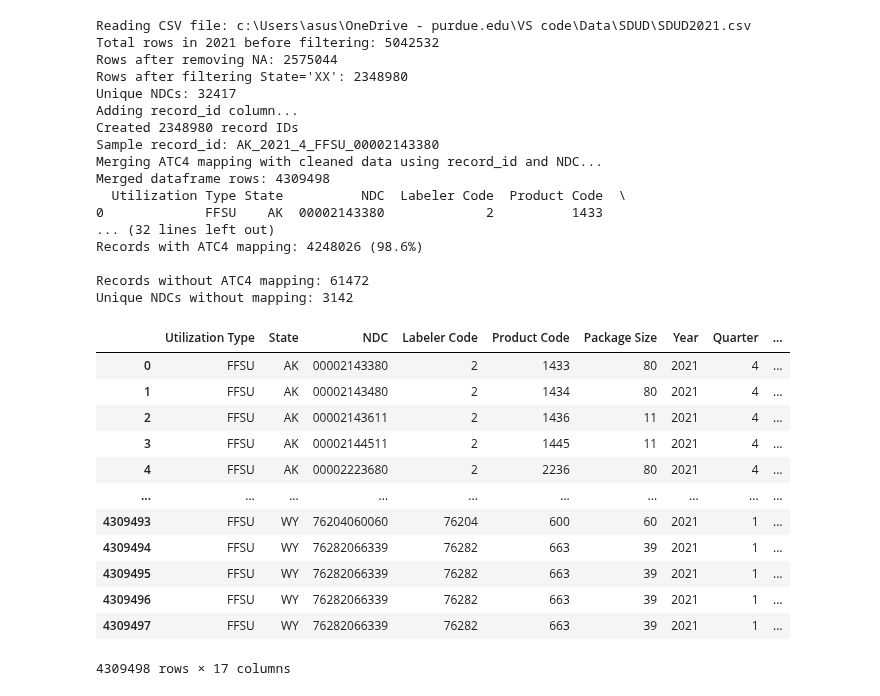
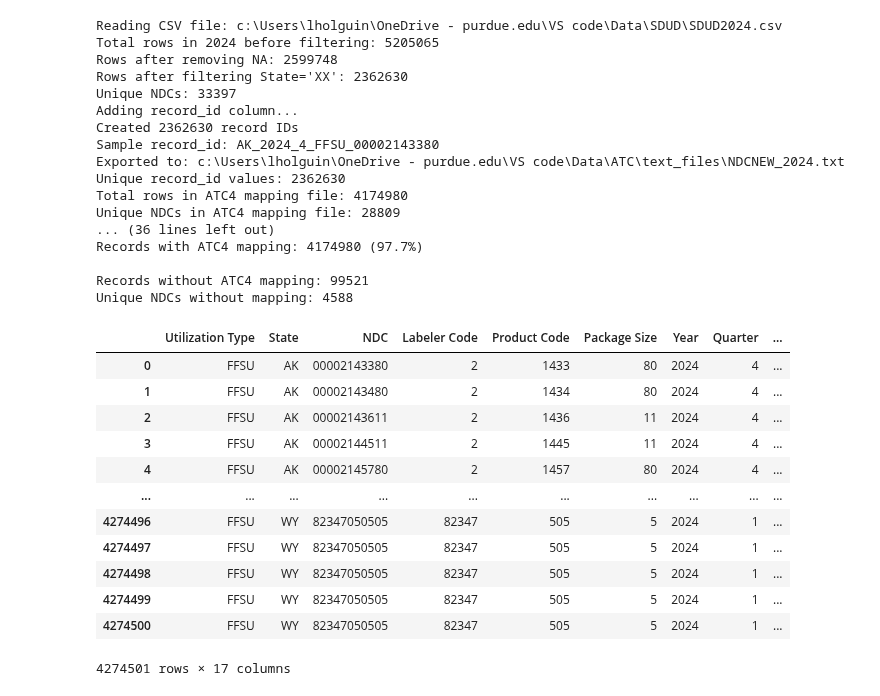
Before and after one commit to Lilianptr/DCMME, a Jupyter notebook: ATC/NDC_ATC_condensed.ipynb, the cells around one changed output. Saved outputs shown, nothing was run; the diff lists cells and outputs as text; code cells hidden in the pictures.

```diff
--- a/ATC/NDC_ATC_condensed.ipynb
+++ b/ATC/NDC_ATC_condensed.ipynb
@@ -569,43 +573,42 @@ class NDCATCAnalyzer:
 
         return records[records['record_id'].isin(different_records)]
 # %%
-
-analyzer = NDCATCAnalyzer(year=2021)
+analyzer = NDCATCAnalyzer(year=2024)
 analyzer.clean_sdud_data()           # Clean SDUD data
 analyzer.adding_key()                # Add record_id key
-#analyzer.generate_ndc_txt()          # Generate NDC text file
+analyzer.generate_ndc_txt()          # Generate NDC text file
 analyzer.analyze_atc4_mapping()      # Merge ATC4 by record_id & NDC
 # %% [output]
-Reading CSV file: c:\Users\asus\OneDrive - purdue.edu\VS code\Data\SDUD\SDUD2021.csv
-Total rows in 2021 before filtering: 5042532
-Rows after removing NA: 2575044
-Rows after filtering State='XX': 2348980
-Unique NDCs: 32417
+Reading CSV file: c:\Users\lholguin\OneDrive - purdue.edu\VS code\Data\SDUD\SDUD2024.csv
+Total rows in 2024 before filtering: 5205065
+Rows after removing NA: 2599748
+Rows after filtering State='XX': 2362630
+Unique NDCs: 33397
 Adding record_id column...
-Created 2348980 record IDs
-Sample record_id: AK_2021_4_FFSU_00002143380
-Merging ATC4 mapping with cleaned data using record_id and NDC...
-Merged dataframe rows: 4309498
-  Utilization Type State          NDC  Labeler Code  Product Code  \
-0             FFSU    AK  00002143380             2          1433
-... (32 lines left out)
-Records with ATC4 mapping: 4248026 (98.6%)
+Created 2362630 record IDs
+Sample record_id: AK_2024_4_FFSU_00002143380
+Exported to: c:\Users\lholguin\OneDrive - purdue.edu\VS code\Data\ATC\text_files\NDCNEW_2024.txt
+Unique record_id values: 2362630
+Total rows in ATC4 mapping file: 4174980
+Unique NDCs in ATC4 mapping file: 28809
+... (36 lines left out)
+Records with ATC4 mapping: 4174980 (97.7%)
 
-Records without ATC4 mapping: 61472
-Unique NDCs without mapping: 3142
+Records without ATC4 mapping: 99521
+Unique NDCs without mapping: 4588
 |  | Utilization Type | State | NDC | Labeler Code | Product Code | Package Size | Year | Quarter | ... |
-| 0 | FFSU | AK | 00002143380 | 2 | 1433 | 80 | 2021 | 4 | ... |
-| 1 | FFSU | AK | 00002143480 | 2 | 1434 | 80 | 2021 | 4 | ... |
-| 2 | FFSU | AK | 00002143611 | 2 | 1436 | 11 | 2021 | 4 | ... |
-| 3 | FFSU | AK | 00002144511 | 2 | 1445 | 11 | 2021 | 4 | ... |
-| 4 | FFSU | AK | 00002223680 | 2 | 2236 | 80 | 2021 | 4 | ... |
+| 0 | FFSU | AK | 00002143380 | 2 | 1433 | 80 | 2024 | 4 | ... |
+| 1 | FFSU | AK | 00002143480 | 2 | 1434 | 80 | 2024 | 4 | ... |
+| 2 | FFSU | AK | 00002143611 | 2 | 1436 | 11 | 2024 | 4 | ... |
+| 3 | FFSU | AK | 00002144511 | 2 | 1445 | 11 | 2024 | 4 | ... |
+| 4 | FFSU | AK | 00002145780 | 2 | 1457 | 80 | 2024 | 4 | ... |
 | ... | ... | ... | ... | ... | ... | ... | ... | ... | ... |
-| 4309493 | FFSU | WY | 76204060060 | 76204 | 600 | 60 | 2021 | 1 | ... |
-| 4309494 | FFSU | WY | 76282066339 | 76282 | 663 | 39 | 2021 | 1 | ... |
-| 4309495 | FFSU | WY | 76282066339 | 76282 | 663 | 39 | 2021 | 1 | ... |
-| 4309496 | FFSU | WY | 76282066339 | 76282 | 663 | 39 | 2021 | 1 | ... |
-| 4309497 | FFSU | WY | 76282066339 | 76282 | 663 | 39 | 2021 | 1 | ... |
+| 4274496 | FFSU | WY | 82347050505 | 82347 | 505 | 5 | 2024 | 1 | ... |
+| 4274497 | FFSU | WY | 82347050505 | 82347 | 505 | 5 | 2024 | 1 | ... |
+| 4274498 | FFSU | WY | 82347050505 | 82347 | 505 | 5 | 2024 | 1 | ... |
+| 4274499 | FFSU | WY | 82347050505 | 82347 | 505 | 5 | 2024 | 1 | ... |
+| 4274500 | FFSU | WY | 82347050505 | 82347 | 505 | 5 | 2024 | 1 | ... |
-4309498 rows × 17 columns
+4274501 rows × 17 columns
 # %%
 # Distribution analyses
 atc4_dist = analyzer.analyze_atc4_distribution()
```
Also changed, not shown: parts of 7 cells of this notebook, 7 other files.
